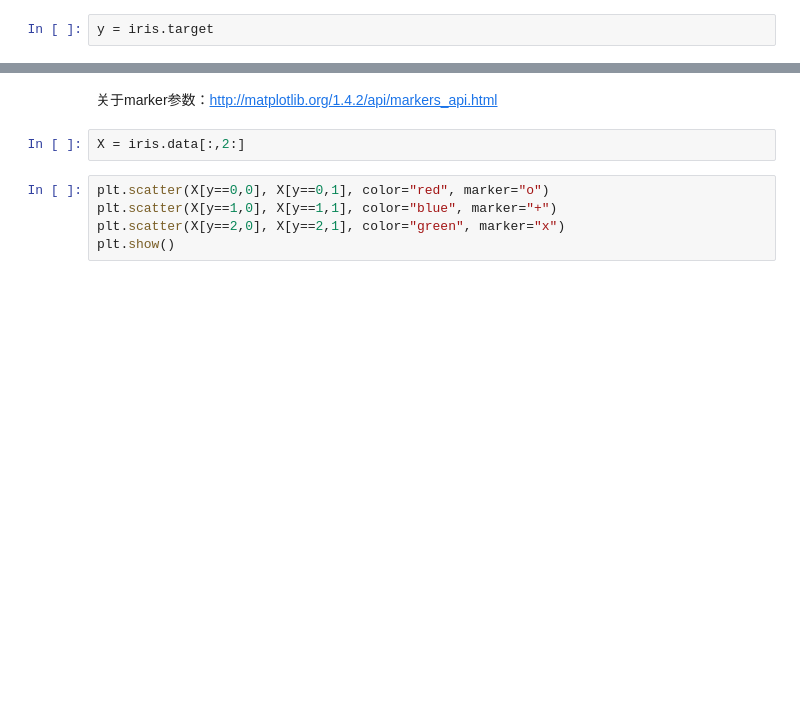
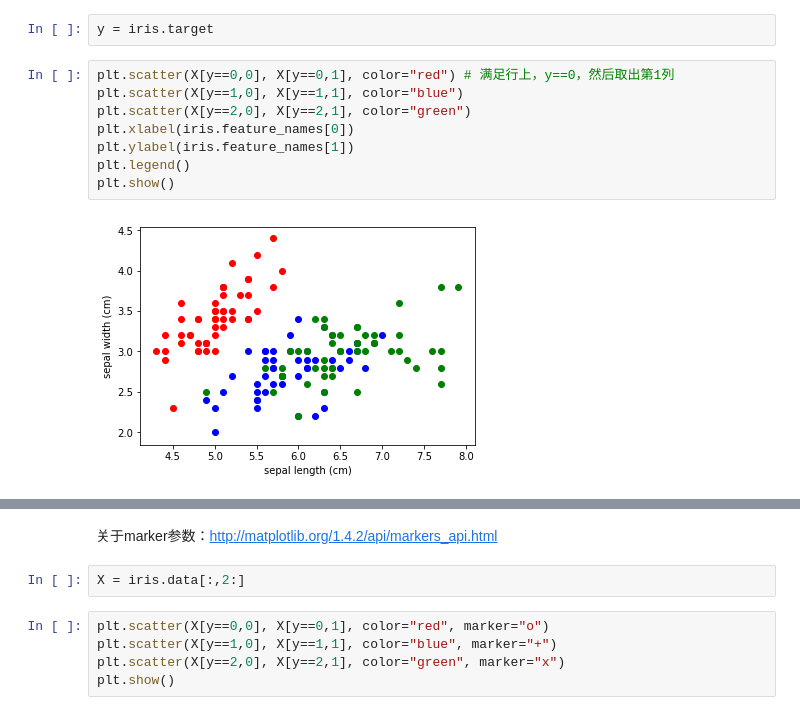
Before and after one commit to Wendong-yin/MachineLearning, a Jupyter notebook: 03-Jupyter-Notebook-Numpy-and-Matplotlib/12-Loading-Data-and-Simple-Data-Exploring/12-Loading-Data-and-Simple-Data-Exploring.ipynb, the cells around one changed output, grey strips where cells are left out. Drawn from its saved outputs; the diff is of its cells as text; blank space fills up the shorter version.

```diff
--- a/03-Jupyter-Notebook-Numpy-and-Matplotlib/12-Loading-Data-and-Simple-Data-Exploring/12-Loading-Data-and-Simple-Data-Exploring.ipynb
+++ b/03-Jupyter-Notebook-Numpy-and-Matplotlib/12-Loading-Data-and-Simple-Data-Exploring/12-Loading-Data-and-Simple-Data-Exploring.ipynb
@@ -120,3 +122,13 @@ plt.show()
 # %%
 y = iris.target
+# %%
+plt.scatter(X[y==0,0], X[y==0,1], color="red") # 满足行上，y==0，然后取出第1列
+plt.scatter(X[y==1,0], X[y==1,1], color="blue")
+plt.scatter(X[y==2,0], X[y==2,1], color="green")
+plt.xlabel(iris.feature_names[0])
+plt.ylabel(iris.feature_names[1])
+plt.legend()
+plt.show()
+# %% [output]
+[figure, added]
 # %%
```
Also changed, not shown: parts of 4 cells of this notebook.
